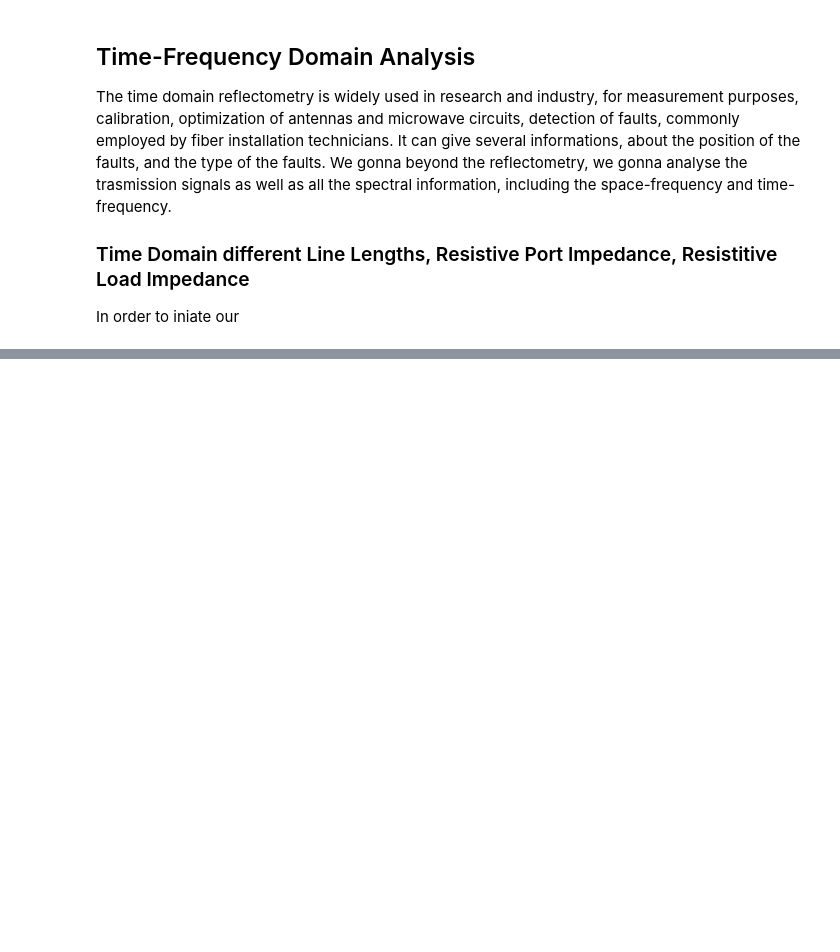
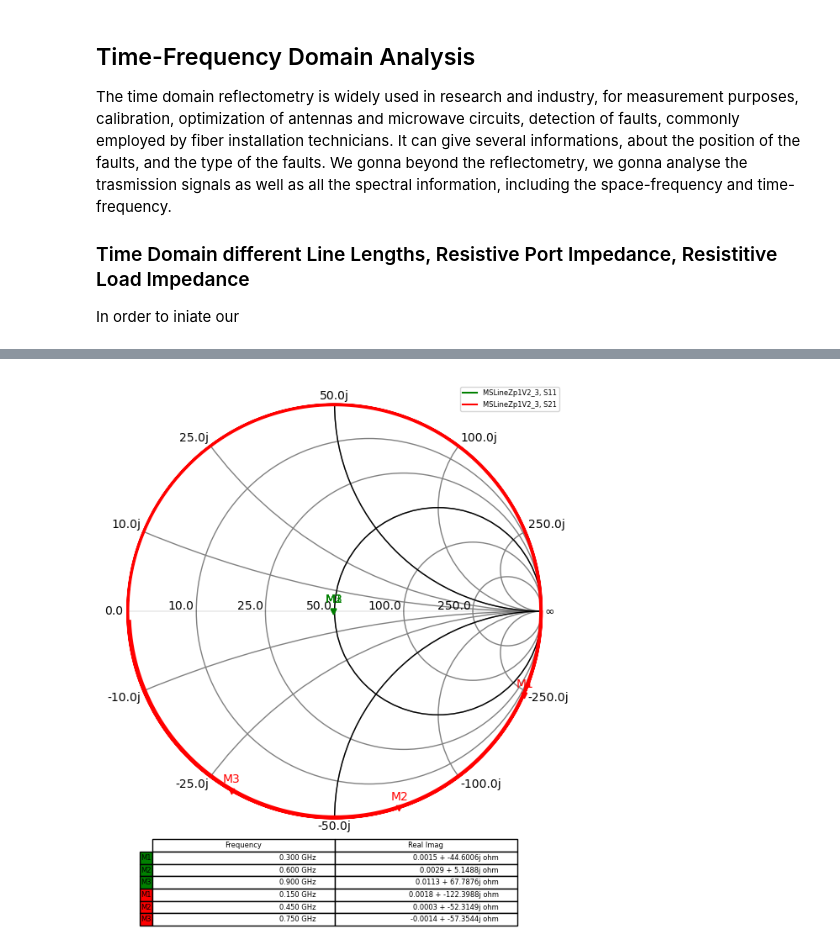
Before and after one commit to andrevsl/SpectralBook, a Jupyter notebook: ChapterAntenna.ipynb, the cells around one changed output, grey strips where cells are left out. Drawn from its saved outputs; the diff is of its cells as text; code cells hidden in the pictures; blank space fills up the shorter version.

```diff
--- a/ChapterAntenna.ipynb
+++ b/ChapterAntenna.ipynb
@@ -232,0 +403,50 @@ Simu Propatation time L=100 mm, t= 0.44712421298027
+# %%
+# prepare markers
+lines = [
+    {'marker_idx': [30, 60, 90], 'color': 'g', 'm': 0, 'n': 0, 'ntw': S_L100Zp50_rf},
+    {'marker_idx': [15, 45, 75], 'color': 'r', 'm': 1, 'n': 0, 'ntw': S_L100Zp50_rf},
+]
+
+# prepare figure
+fig, ax = plt.subplots(1, 1, figsize=(7,8))
+
+# impedance smith chart
+rf.plotting.smith(ax = ax, draw_labels = True, ref_imm = 50.0, chart_type = 'z')
+
+# plot data
+col_labels = ['Frequency', 'Real Imag']
+row_labels = []
+row_colors = []
+cell_text = []
+for l in lines:
+    m = l['m']
+    n = l['n']
+    l['ntw'].plot_s_smith(m=m, n=n, ax = ax, color=l['color'])
+    #plot markers
+    for i, k in enumerate(l['marker_idx']):
+        x = l['ntw'].s.real[k, m, n]
+        y = l['ntw'].s.imag[k, m, n]
+        z = l['ntw'].z[k, m, n]
+        z = f'{z.real:.4f} + {z.imag:.4f}j ohm'
+        f = l['ntw'].frequency.f_scaled[k]
+        f_unit = l['ntw'].frequency.unit
+        row_labels.append(f'M{i + 1}')
+        row_colors.append(l['color'])
+        ax.scatter(x, y, marker = 'v', s=20, color=l['color'])
+        ax.annotate(row_labels[-1], (x, y), xytext=(-7, 7), textcoords='offset points', color=l['color'])
+        cell_text.append([f'{f:.3f} {f_unit}', z])
+leg1 = ax.legend(loc="upper right", fontsize= 6)
+
+# plot the table
+the_table = ax.table(cellText=cell_text,
+                      colWidths=[0.4] * 2,
+                      rowLabels=row_labels,
+                      colLabels=col_labels,
+                      rowColours=row_colors,
+                      loc='bottom')
+the_table.auto_set_font_size(False)
+the_table.set_fontsize(6)
+
+#the_table.scale(1.5, 1.5)
+# %% [output]
+[figure, added]
```
Also changed, not shown: parts of 14 cells of this notebook, 4 other files.
